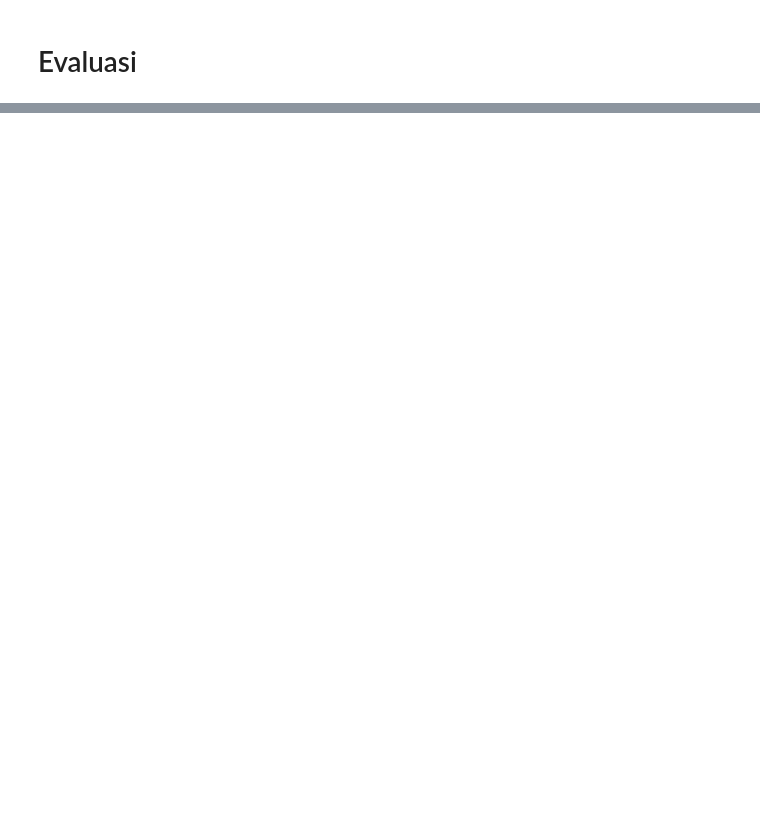
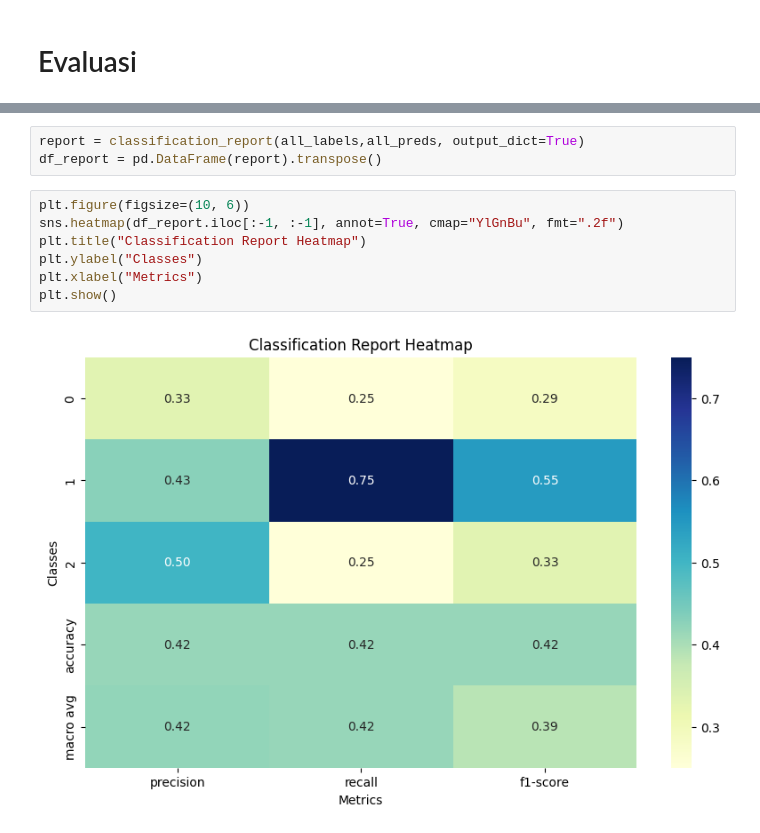
Before and after one commit to sixxkr/21102254_Karsten-Errando-Winoto_IF09SC1_Penganalan-Pola, a Jupyter notebook: Tubes.ipynb, the cells around one changed output, grey strips where cells are left out. Saved outputs shown, nothing was run; the diff lists cells and outputs as text; blank space fills up the shorter version.

```diff
--- a/Tubes.ipynb
+++ b/Tubes.ipynb
@@ -194,0 +226,12 @@ Test Accuracy: 41.67%
+# %%
+report = classification_report(all_labels,all_preds, output_dict=True)
+df_report = pd.DataFrame(report).transpose()
+# %%
+plt.figure(figsize=(10, 6))
+sns.heatmap(df_report.iloc[:-1, :-1], annot=True, cmap="YlGnBu", fmt=".2f")
+plt.title("Classification Report Heatmap")
+plt.ylabel("Classes")
+plt.xlabel("Metrics")
+plt.show()
+# %% [output]
+[figure, added]
```
Also changed, not shown: parts of 7 cells of this notebook, 4 other files.
